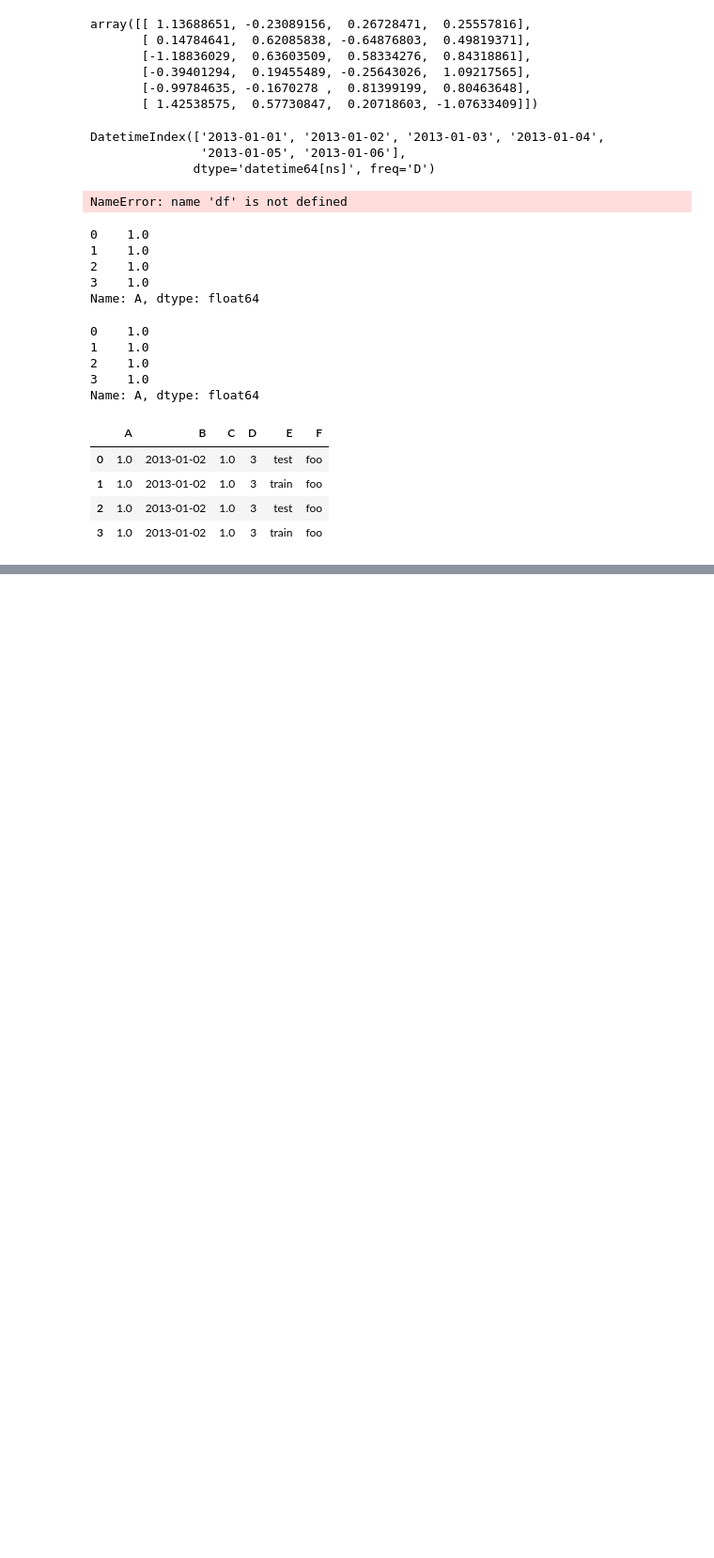
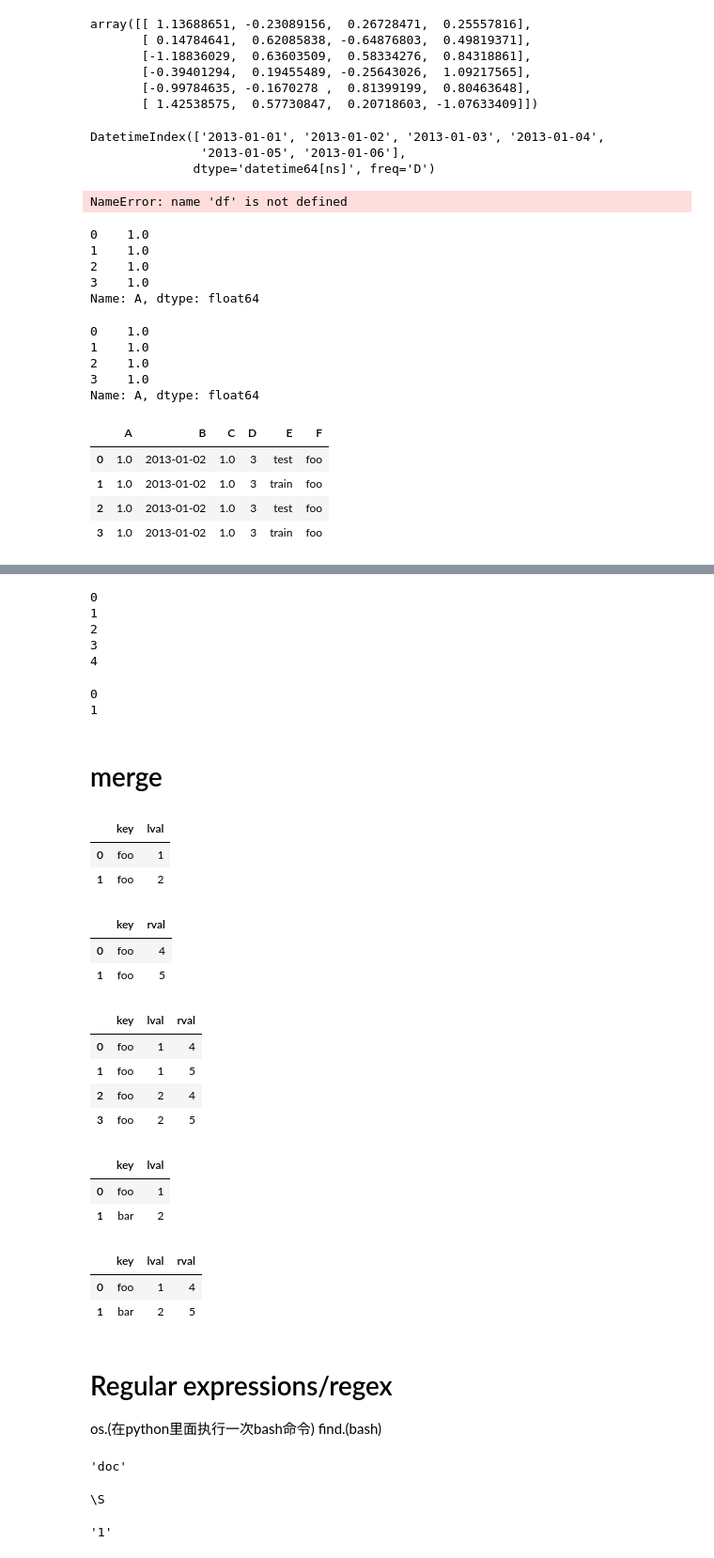
Before and after one commit to xleavesx/notebook, a Jupyter notebook: pdnotebook.ipynb, the cells around one changed output, grey strips where cells are left out. Shown at 94% size. Cells and saved outputs as stored; diff of their text form; code cells hidden in the pictures; blank space fills up the shorter version.

```diff
--- a/pdnotebook.ipynb
+++ b/pdnotebook.ipynb
@@ -123,0 +153,17 @@ df1.dropna(how="any")  #To drop any rows that have missing data.(删除全部有
+# %%
+#range
+range(0, 5)
+for i in range(5):
+    print(i)
+# %% [output]
+0
+1
+2
+3
+4
+# %%
+for i in range(len([1,2])):  #array没有直接index的方法
+    print(i)
+# %% [output]
+0
+1
@@ -123,0 +183,31 @@ df1.dropna(how="any")  #To drop any rows that have missing data.(删除全部有
+# %% [markdown]
+# merge
+# %%
+left = pd.DataFrame({"key": ["foo", "foo"], "lval": [1, 2]})
+left
+# %% [output]
+|  | key | lval |
+| 0 | foo | 1 |
+| 1 | foo | 2 |
+# %%
+right = pd.DataFrame({"key": ["foo", "foo"], "rval": [4, 5]})
+right
+# %% [output]
+|  | key | rval |
+| 0 | foo | 4 |
+| 1 | foo | 5 |
+# %%
+pd.merge(left, right, on="key")
+# %% [output]
+|  | key | lval | rval |
+| 0 | foo | 1 | 4 |
+| 1 | foo | 1 | 5 |
+| 2 | foo | 2 | 4 |
+| 3 | foo | 2 | 5 |
+# %%
+left = pd.DataFrame({"key": ["foo", "bar"], "lval": [1, 2]})
+left
+# %% [output]
+|  | key | lval |
+| 0 | foo | 1 |
+| 1 | bar | 2 |
@@ -123,0 +216,11 @@ df1.dropna(how="any")  #To drop any rows that have missing data.(删除全部有
+# %%
+pd.merge(left, right, on="key")
+# %% [output]
+|  | key | lval | rval |
+| 0 | foo | 1 | 4 |
+| 1 | bar | 2 | 5 |
+# %% [markdown]
+# Regular expressions/regex
+
+os.(在python里面执行一次bash命令)
+find.(bash)
@@ -123,0 +229,13 @@ df1.dropna(how="any")  #To drop any rows that have missing data.(删除全部有
+# %%
+re.search(r"\.([^\.]+)$", "2021.1.2.doc")[1]# + * ？
+# %% [output]
+'doc'
+# %%
+print("\\S")
+# %% [output]
+\S
+# %%
+re.search(r"[0-9]", "aabc1")[0]
+re.match()
+# %% [output]
+'1'
```
Also changed, not shown: parts of 32 cells of this notebook, 6 other files.
